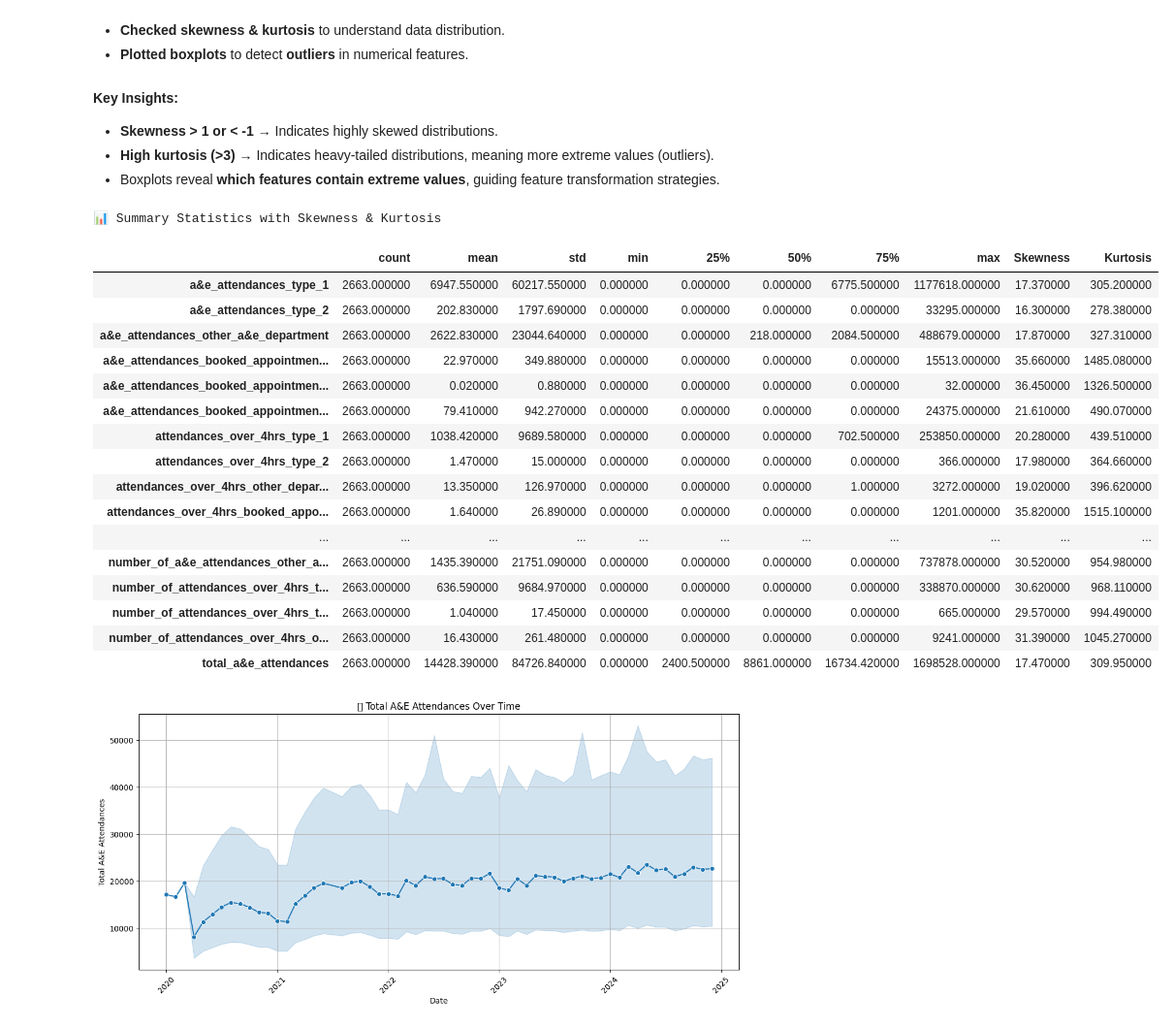
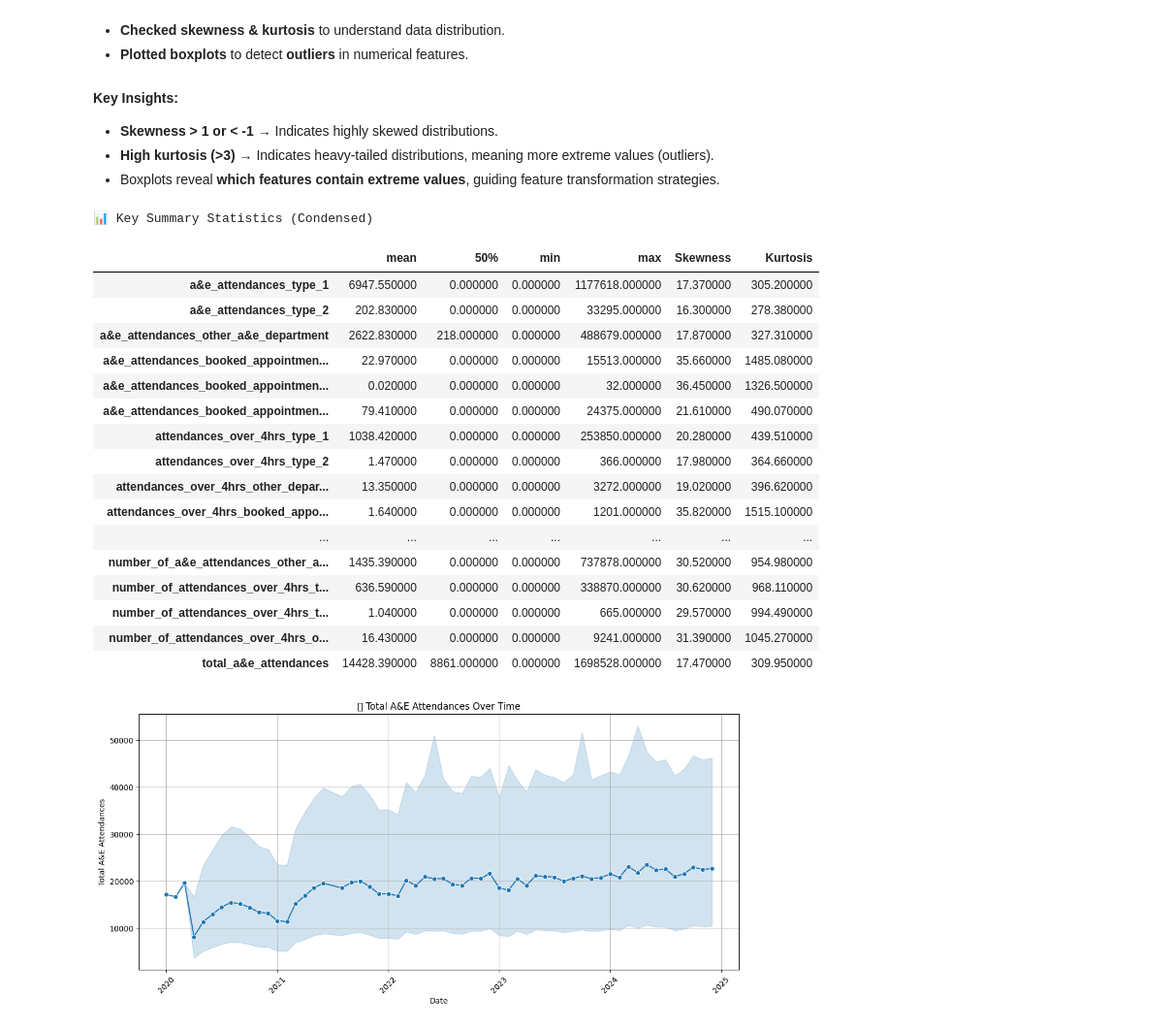
Before and after one commit to sophieboyle1/Final-Year-Project, a Jupyter notebook: src/predictions.ipynb, the cells around one changed output. Shown at 97% size. Cells and saved outputs as stored; diff of their text form; code cells hidden in the pictures.

Commit message:
reduced table to Show Only Key Statistics

```diff
--- a/src/predictions.ipynb
+++ b/src/predictions.ipynb
@@ -245,46 +245,41 @@ Before training machine learning models, it's crucial to **understand the datase
 - **High kurtosis (>3)** → Indicates heavy-tailed distributions, meaning more extreme values (outliers).
 - Boxplots reveal **which features contain extreme values**, guiding feature transformation strategies.
 # %%
-# Select only numerical columns and drop NaN values to avoid warnings
+# Select only numerical columns & drop NaN values
 numeric_data = nhs_data.select_dtypes(include=[np.number]).dropna()
 
-# Generate summary statistics
-summary_stats = numeric_data.describe().T
+# Define key statistics to display
+key_stats = ["mean", "50%", "min", "max"]
+summary_stats = numeric_data.describe().T[key_stats]
 
-# Compute skewness & kurtosis safely
+# Compute skewness & kurtosis and add to table
 summary_stats["Skewness"] = numeric_data.apply(lambda x: skew(x.dropna()), axis=0)
 summary_stats["Kurtosis"] = numeric_data.apply(lambda x: kurtosis(x.dropna()), axis=0)
 
-# Round values for better readability
+# Round values for readability
 summary_stats = summary_stats.round(2)
 
-# Style the table for display
-styled_table = summary_stats.style.set_table_styles(
-    [{'selector': 'th', 'props': [('font-size', '12pt'), ('text-align', 'center')]},
-     {'selector': 'td', 'props': [('font-size', '11pt')]}]
-).set_caption("📊 Summary Statistics with Skewness & Kurtosis")
-
-# Display table
-display(styled_table)
+# Display in a cleaner format
+display(summary_stats.style.set_caption("📊 Key Summary Statistics"))
 # %% [output]
-📊 Summary Statistics with Skewness & Kurtosis
+📊 Key Summary Statistics (Condensed)
-|  | count | mean | std | min | 25% | 50% | 75% | max | Skewness | Kurtosis |
-| a&e_attendances_type_1 | 2663.000000 | 6947.550000 | 60217.550000 | 0.000000 | 0.000000 | 0.000000 | 6775.500000 | 1177618.000000 | 17.370000 | 305.200000 |
-| a&e_attendances_type_2 | 2663.000000 | 202.830000 | 1797.690000 | 0.000000 | 0.000000 | 0.000000 | 0.000000 | 33295.000000 | 16.300000 | 278.380000 |
-| a&e_attendances_other_a&e_department | 2663.000000 | 2622.830000 | 23044.640000 | 0.000000 | 0.000000 | 218.000000 | 2084.500000 | 488679.000000 | 17.870000 | 327.310000 |
-| a&e_attendances_booked_appointmen... | 2663.000000 | 22.970000 | 349.880000 | 0.000000 | 0.000000 | 0.000000 | 0.000000 | 15513.000000 | 35.660000 | 1485.080000 |
-| a&e_attendances_booked_appointmen... | 2663.000000 | 0.020000 | 0.880000 | 0.000000 | 0.000000 | 0.000000 | 0.000000 | 32.000000 | 36.450000 | 1326.500000 |
-| a&e_attendances_booked_appointmen... | 2663.000000 | 79.410000 | 942.270000 | 0.000000 | 0.000000 | 0.000000 | 0.000000 | 24375.000000 | 21.610000 | 490.070000 |
-| attendances_over_4hrs_type_1 | 2663.000000 | 1038.420000 | 9689.580000 | 0.000000 | 0.000000 | 0.000000 | 702.500000 | 253850.000000 | 20.280000 | 439.510000 |
-| attendances_over_4hrs_type_2 | 2663.000000 | 1.470000 | 15.000000 | 0.000000 | 0.000000 | 0.000000 | 0.000000 | 366.000000 | 17.980000 | 364.660000 |
-| attendances_over_4hrs_other_depar... | 2663.000000 | 13.350000 | 126.970000 | 0.000000 | 0.000000 | 0.000000 | 1.000000 | 3272.000000 | 19.020000 | 396.620000 |
-| attendances_over_4hrs_booked_appo... | 2663.000000 | 1.640000 | 26.890000 | 0.000000 | 0.000000 | 0.000000 | 0.000000 | 1201.000000 | 35.820000 | 1515.100000 |
-| ... | ... | ... | ... | ... | ... | ... | ... | ... | ... | ... |
-| number_of_a&e_attendances_other_a... | 2663.000000 | 1435.390000 | 21751.090000 | 0.000000 | 0.000000 | 0.000000 | 0.000000 | 737878.000000 | 30.520000 | 954.980000 |
-| number_of_attendances_over_4hrs_t... | 2663.000000 | 636.590000 | 9684.970000 | 0.000000 | 0.000000 | 0.000000 | 0.000000 | 338870.000000 | 30.620000 | 968.110000 |
-| number_of_attendances_over_4hrs_t... | 2663.000000 | 1.040000 | 17.450000 | 0.000000 | 0.000000 | 0.000000 | 0.000000 | 665.000000 | 29.570000 | 994.490000 |
-| number_of_attendances_over_4hrs_o... | 2663.000000 | 16.430000 | 261.480000 | 0.000000 | 0.000000 | 0.000000 | 0.000000 | 9241.000000 | 31.390000 | 1045.270000 |
-| total_a&e_attendances | 2663.000000 | 14428.390000 | 84726.840000 | 0.000000 | 2400.500000 | 8861.000000 | 16734.420000 | 1698528.000000 | 17.470000 | 309.950000 |
+|  | mean | 50% | min | max | Skewness | Kurtosis |
+| a&e_attendances_type_1 | 6947.550000 | 0.000000 | 0.000000 | 1177618.000000 | 17.370000 | 305.200000 |
+| a&e_attendances_type_2 | 202.830000 | 0.000000 | 0.000000 | 33295.000000 | 16.300000 | 278.380000 |
+| a&e_attendances_other_a&e_department | 2622.830000 | 218.000000 | 0.000000 | 488679.000000 | 17.870000 | 327.310000 |
+| a&e_attendances_booked_appointmen... | 22.970000 | 0.000000 | 0.000000 | 15513.000000 | 35.660000 | 1485.080000 |
+| a&e_attendances_booked_appointmen... | 0.020000 | 0.000000 | 0.000000 | 32.000000 | 36.450000 | 1326.500000 |
+| a&e_attendances_booked_appointmen... | 79.410000 | 0.000000 | 0.000000 | 24375.000000 | 21.610000 | 490.070000 |
+| attendances_over_4hrs_type_1 | 1038.420000 | 0.000000 | 0.000000 | 253850.000000 | 20.280000 | 439.510000 |
+| attendances_over_4hrs_type_2 | 1.470000 | 0.000000 | 0.000000 | 366.000000 | 17.980000 | 364.660000 |
+| attendances_over_4hrs_other_depar... | 13.350000 | 0.000000 | 0.000000 | 3272.000000 | 19.020000 | 396.620000 |
+| attendances_over_4hrs_booked_appo... | 1.640000 | 0.000000 | 0.000000 | 1201.000000 | 35.820000 | 1515.100000 |
+| ... | ... | ... | ... | ... | ... | ... |
+| number_of_a&e_attendances_other_a... | 1435.390000 | 0.000000 | 0.000000 | 737878.000000 | 30.520000 | 954.980000 |
+| number_of_attendances_over_4hrs_t... | 636.590000 | 0.000000 | 0.000000 | 338870.000000 | 30.620000 | 968.110000 |
+| number_of_attendances_over_4hrs_t... | 1.040000 | 0.000000 | 0.000000 | 665.000000 | 29.570000 | 994.490000 |
+| number_of_attendances_over_4hrs_o... | 16.430000 | 0.000000 | 0.000000 | 9241.000000 | 31.390000 | 1045.270000 |
+| total_a&e_attendances | 14428.390000 | 8861.000000 | 0.000000 | 1698528.000000 | 17.470000 | 309.950000 |
 # %%
 # Convert 'year' and 'month' into a datetime format for time-series analysis
 nhs_data["date"] = pd.to_datetime(nhs_data["year"] + "-" + nhs_data["month"].astype(str), format="%Y-%B")
```
